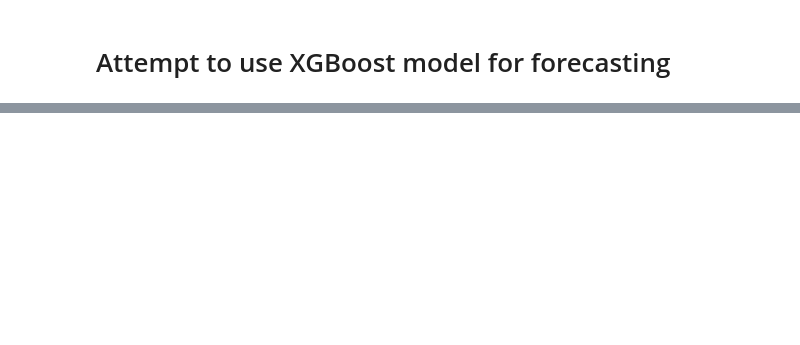
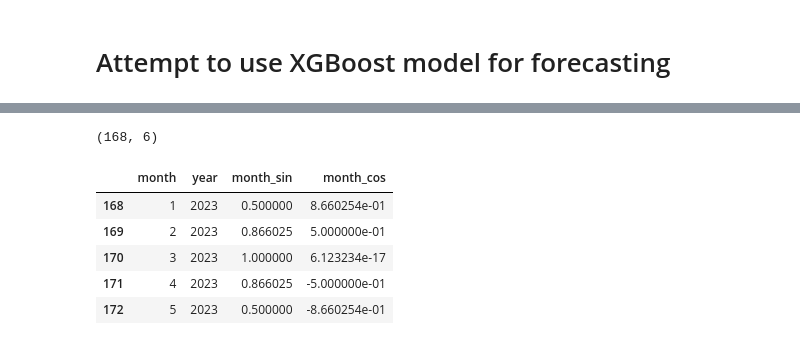
Before and after one commit to CalvoSeko/sustainable-computing-coursework-tianwei, a Jupyter notebook: code/XGBoost_forecasting.ipynb, the cells around one changed output, grey strips where cells are left out. Cells and saved outputs as stored; diff of their text form; code cells hidden in the pictures; blank space fills up the shorter version.

```diff
--- a/code/XGBoost_forecasting.ipynb
+++ b/code/XGBoost_forecasting.ipynb
@@ -25,10 +42,23 @@ df_features = create_features(df_monthly).dropna()
 # %%
-train = df_features[df_features['year'] <= 2024]
-val = df_features[df_features['year'] == 2025]
+train = df_blind[df_blind['year'] <= 2022]
+print(train.shape)
+val   = df_blind[(df_blind['year'] >= 2023) & (df_blind['year'] <= 2024)]
+test  = df_blind[df_blind['year'] == 2025]
 
 X_train = train.drop(columns=['DATETIME', 'CARBON_INTENSITY'])
 y_train = train['CARBON_INTENSITY']
-X_val = val.drop(columns=['DATETIME', 'CARBON_INTENSITY'])
-y_val = val['CARBON_INTENSITY']
+X_val   = val.drop(columns=['DATETIME', 'CARBON_INTENSITY'])
+y_val   = val['CARBON_INTENSITY']
+X_test  = test.drop(columns=['DATETIME', 'CARBON_INTENSITY'])
+y_test  = test['CARBON_INTENSITY']
+X_val.head()
+# %% [output]
+(168, 6)
+|  | month | year | month_sin | month_cos |
+| 168 | 1 | 2023 | 0.500000 | 8.660254e-01 |
+| 169 | 2 | 2023 | 0.866025 | 5.000000e-01 |
+| 170 | 3 | 2023 | 1.000000 | 6.123234e-17 |
+| 171 | 4 | 2023 | 0.866025 | -5.000000e-01 |
+| 172 | 5 | 2023 | 0.500000 | -8.660254e-01 |
 # %%
 model = xgb.XGBRegressor(
```
Also changed, not shown: parts of 5 cells of this notebook.
